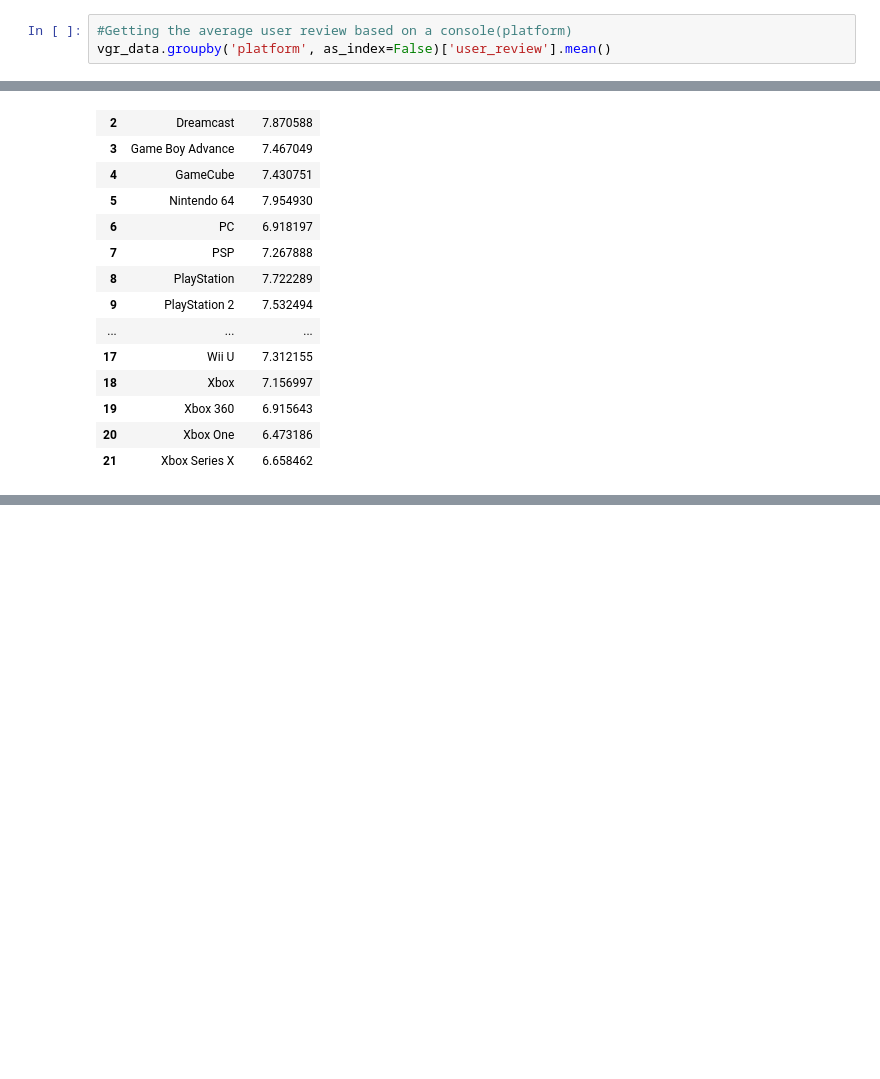
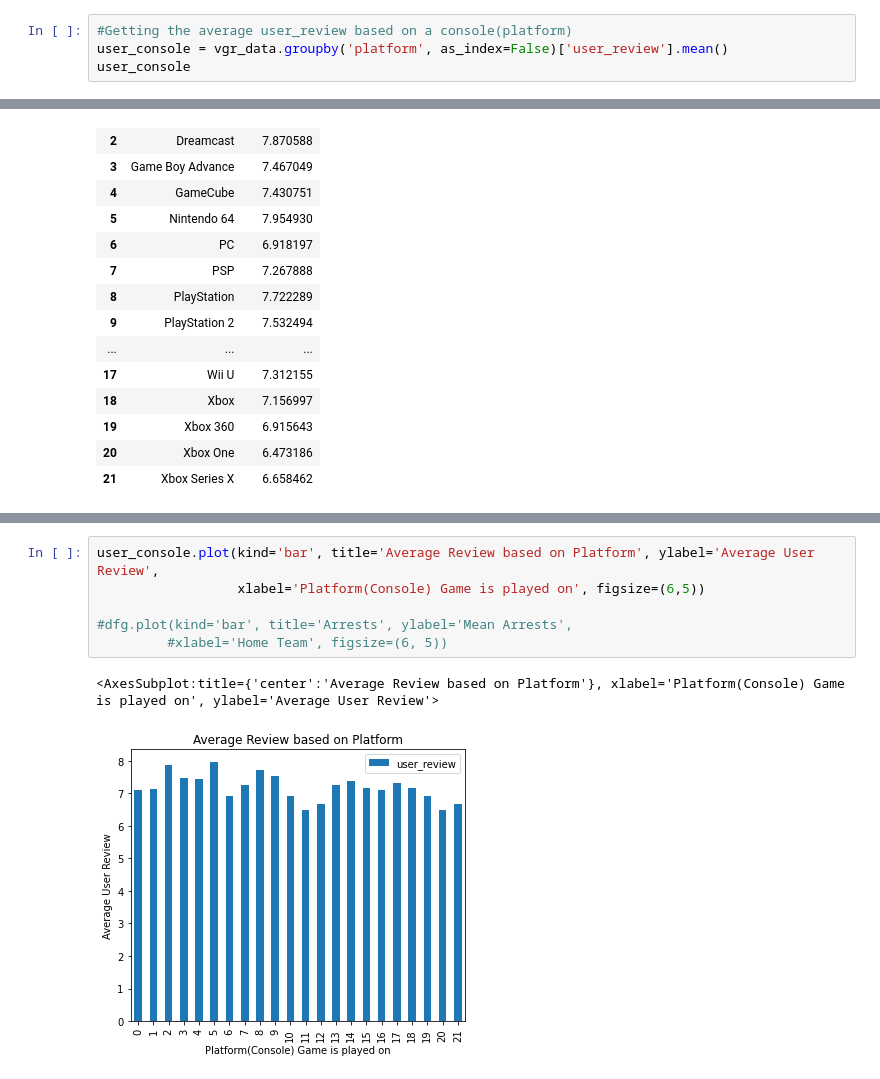
Before and after one commit to FayD21/Capstone-3-Top-Video-Game-Analysis, a Jupyter notebook: notebooks/Top_Video_Game_Review_data_wrangling_and_EDA.ipynb, the cells around one changed output, grey strips where cells are left out. Saved outputs shown, nothing was run; the diff lists cells and outputs as text; blank space fills up the shorter version.

```diff
--- a/notebooks/Top_Video_Game_Review_data_wrangling_and_EDA.ipynb
+++ b/notebooks/Top_Video_Game_Review_data_wrangling_and_EDA.ipynb
@@ -350,8 +351,9 @@ vgr_data['platform'].value_counts()
  Stadia                 5
 Name: platform, dtype: int64
 # %%
-#Getting the average user review based on a console(platform)
-vgr_data.groupby('platform', as_index=False)['user_review'].mean()
+#Getting the average user_review based on a console(platform)
+user_console = vgr_data.groupby('platform', as_index=False)['user_review'].mean()
+user_console
 # %% [output]
 |  | platform | user_review |
 | 0 | 3DS | 7.103968 |
@@ -391,3 +394,12 @@ vgr_data.groupby('platform', as_index=False)['meta_score'].mean()
 | 19 | Xbox 360 | 68.867397 |
 | 20 | Xbox One | 72.395250 |
 | 21 | Xbox Series X | 75.987013 |
+# %%
+user_console.plot(kind='bar', title='Average Review based on Platform', ylabel='Average User Review',
+                  xlabel='Platform(Console) Game is played on', figsize=(6,5))
+
+#dfg.plot(kind='bar', title='Arrests', ylabel='Mean Arrests',
+         #xlabel='Home Team', figsize=(6, 5))
+# %% [output]
+<AxesSubplot:title={'center':'Average Review based on Platform'}, xlabel='Platform(Console) Game is played on', ylabel='Average User Review'>
+[figure, added]
```
Also changed, not shown: parts of 7 cells of this notebook.
